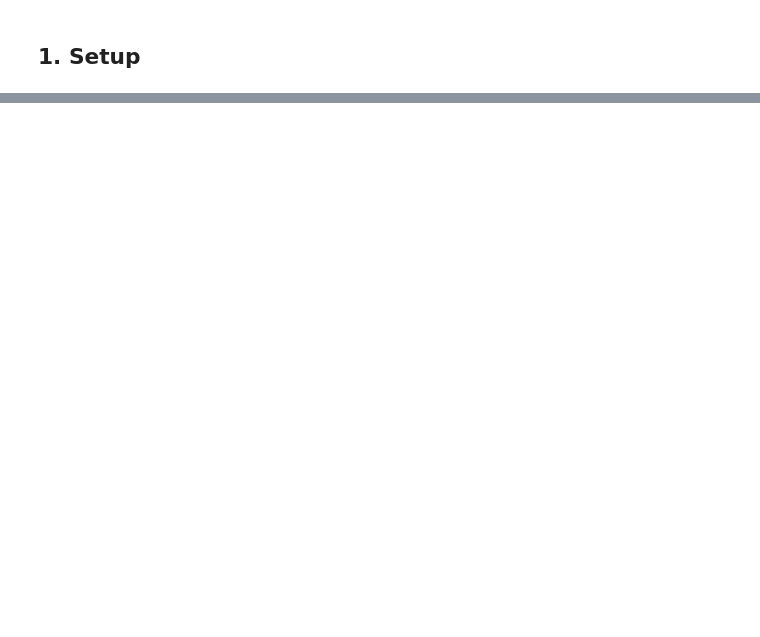
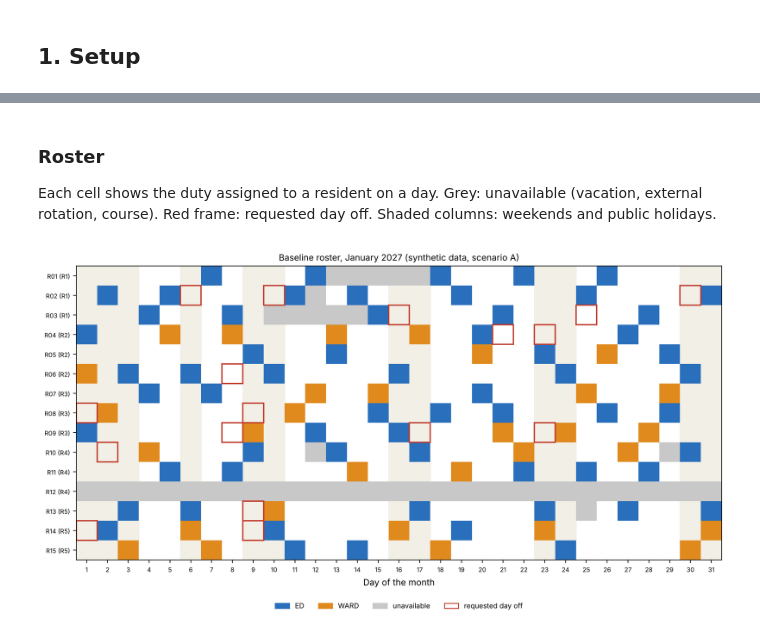
Before and after one commit to claudialbombin/medical-roster-optimization, a Jupyter notebook: notebooks/02_baseline_model.ipynb, the cells around one changed output, grey strips where cells are left out. Drawn from its saved outputs; the diff is of its cells as text; code cells hidden in the pictures; blank space fills up the shorter version.

```diff
--- a/notebooks/02_baseline_model.ipynb
+++ b/notebooks/02_baseline_model.ipynb
@@ -164,0 +284,10 @@ Roster table, unmet requirements by type, violated requests, weekend/holiday loa
+# %%
+base = load_instance("jan2027_base")
+model = build_model(base, scenario="A")
+roster = solve(model)
+print(f"{model.NumVars} variables ({model.NumIntVars} binary), {model.NumConstrs} constraints, "
+      f"runtime {model.Runtime:.1f} s")
+for i in range(model.NumObj):
+    model.Params.ObjNumber = i
+    print(f"{model.ObjNName}: {model.ObjNVal:g}")
+validate(roster, base)
@@ -164,0 +325,43 @@ Roster table, unmet requirements by type, violated requests, weekend/holiday loa
+# %% [markdown]
+### Roster
+
+Each cell shows the duty assigned to a resident on a day. Grey: unavailable (vacation, external rotation, course). Red frame: requested day off. Shaded columns: weekends and public holidays.
+# %%
+def plot_roster(roster, inst, title, path=None):
+    s = index_instance(inst)
+    R, D = s["R"], s["D"]
+    codes = {g: i + 1 for i, g in enumerate(s["G"])}
+    grid = np.zeros((len(R), len(D)))
+    avail = inst["availability"].set_index(["resident", "day"])["available"]
+    for i, r in enumerate(R):
+        for j, d in enumerate(D):
+            if avail.get((r, d), 1) == 0:
+                grid[i, j] = -1
+    for r, d, g in roster.itertuples(index=False):
+        grid[R.index(r), D.index(d)] = codes[g]
+    cmap = plt.matplotlib.colors.ListedColormap(["#c8c8c8", "#ffffff", "#2a6fbb", "#e08a1e"])
+    fig, ax = plt.subplots(figsize=(11, 0.32 * len(R) + 1.2))
+    for j, d in enumerate(D):
+        if d in s["F"]:
+            ax.axvspan(j - 0.5, j + 0.5, color="#f2efe6", zorder=0)
+    ax.imshow(np.ma.masked_where(grid == 0, grid), cmap=cmap, vmin=-1, vmax=2, aspect="auto", zorder=1)
+    for (r, d) in s["Q"]:
+        ax.add_patch(plt.Rectangle((D.index(d) - 0.5, R.index(r) - 0.5), 1, 1, fill=False, ec="#c0392b", lw=1.5, zorder=2))
+    ax.set_xticks(range(len(D)), D, fontsize=7)
+    ax.set_yticks(range(len(R)), [f"{r} (R{y})" for r, y in zip(R, inst["residents"]["year"])], fontsize=7)
+    ax.set_xlabel("Day of the month")
+    handles = [plt.matplotlib.patches.Patch(color=c, label=l) for c, l in
+               [("#2a6fbb", s["G"][0]), ("#e08a1e", s["G"][1]), ("#c8c8c8", "unavailable")]]
+    handles.append(plt.matplotlib.patches.Patch(fill=False, ec="#c0392b", label="requested day off"))
+    ax.legend(handles=handles, loc="upper center", bbox_to_anchor=(0.5, -0.12), ncol=4, fontsize=8, frameon=False)
+    ax.set_title(title, fontsize=10)
+    fig.tight_layout()
+    if path:
+        fig.savefig(path, dpi=200, bbox_inches="tight")
+    return fig
+
+
+plot_roster(roster, base, "Baseline roster, January 2027 (synthetic data, scenario A)",
+            FIG_DIR / "roster_jan2027_base.png");
+# %% [output]
+[figure, added]
```
Also changed, not shown: parts of 60 cells of this notebook, 3 other files.
